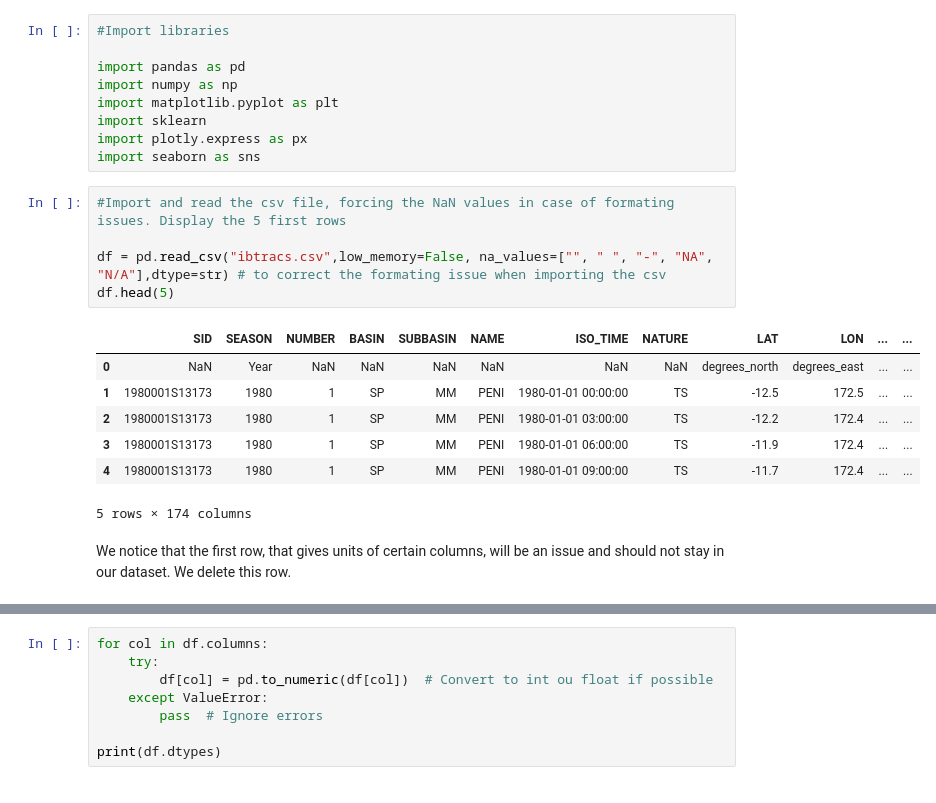
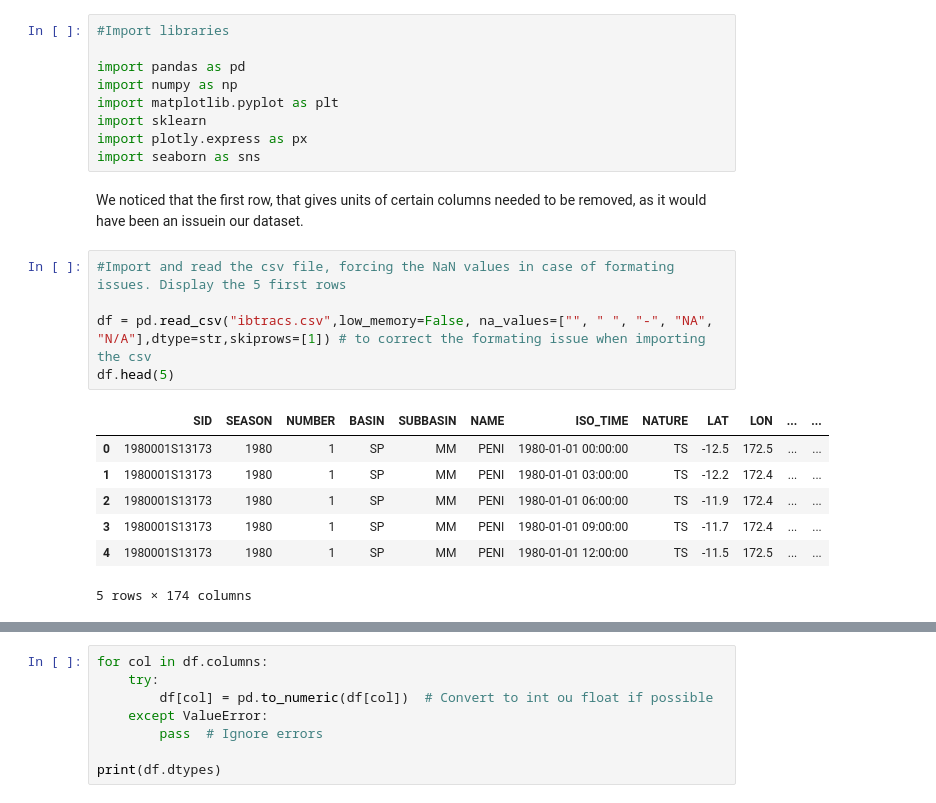
Before and after one commit to PaulVial/TropicalStormsPrediction, a Jupyter notebook: data_exploration.ipynb, the cells around one changed output, grey strips where cells are left out. Cells and saved outputs as stored; diff of their text form.

```diff
--- a/data_exploration.ipynb
+++ b/data_exploration.ipynb
@@ -22,18 +22,18 @@ import matplotlib.pyplot as plt
 import sklearn
 import plotly.express as px
 import seaborn as sns
+# %% [markdown]
+We noticed that the first row, that gives units of certain columns needed to be removed, as it would have been an issuein our dataset.
 # %%
 #Import and read the csv file, forcing the NaN values in case of formating issues. Display the 5 first rows
 
-df = pd.read_csv("ibtracs.csv",low_memory=False, na_values=["", " ", "-", "NA", "N/A"],dtype=str) # to correct the formating issue when importing the csv
+df = pd.read_csv("ibtracs.csv",low_memory=False, na_values=["", " ", "-", "NA", "N/A"],dtype=str,skiprows=[1]) # to correct the formating issue when importing the csv
 df.head(5)
 # %% [output]
 |  | SID | SEASON | NUMBER | BASIN | SUBBASIN | NAME | ISO_TIME | NATURE | LAT | LON | ... | ... |
-| 0 | NaN | Year | NaN | NaN | NaN | NaN | NaN | NaN | degrees_north | degrees_east | ... | ... |
-| 1 | 1980001S13173 | 1980 | 1 | SP | MM | PENI | 1980-01-01 00:00:00 | TS | -12.5 | 172.5 | ... | ... |
-| 2 | 1980001S13173 | 1980 | 1 | SP | MM | PENI | 1980-01-01 03:00:00 | TS | -12.2 | 172.4 | ... | ... |
-| 3 | 1980001S13173 | 1980 | 1 | SP | MM | PENI | 1980-01-01 06:00:00 | TS | -11.9 | 172.4 | ... | ... |
-| 4 | 1980001S13173 | 1980 | 1 | SP | MM | PENI | 1980-01-01 09:00:00 | TS | -11.7 | 172.4 | ... | ... |
+| 0 | 1980001S13173 | 1980 | 1 | SP | MM | PENI | 1980-01-01 00:00:00 | TS | -12.5 | 172.5 | ... | ... |
+| 1 | 1980001S13173 | 1980 | 1 | SP | MM | PENI | 1980-01-01 03:00:00 | TS | -12.2 | 172.4 | ... | ... |
+| 2 | 1980001S13173 | 1980 | 1 | SP | MM | PENI | 1980-01-01 06:00:00 | TS | -11.9 | 172.4 | ... | ... |
+| 3 | 1980001S13173 | 1980 | 1 | SP | MM | PENI | 1980-01-01 09:00:00 | TS | -11.7 | 172.4 | ... | ... |
+| 4 | 1980001S13173 | 1980 | 1 | SP | MM | PENI | 1980-01-01 12:00:00 | TS | -11.5 | 172.5 | ... | ... |
 5 rows × 174 columns
-# %% [markdown]
-We notice that the first row, that gives units of certain columns, will be an issue and should not stay in our dataset. We delete this row.
```
Also changed, not shown: parts of 82 cells of this notebook.
